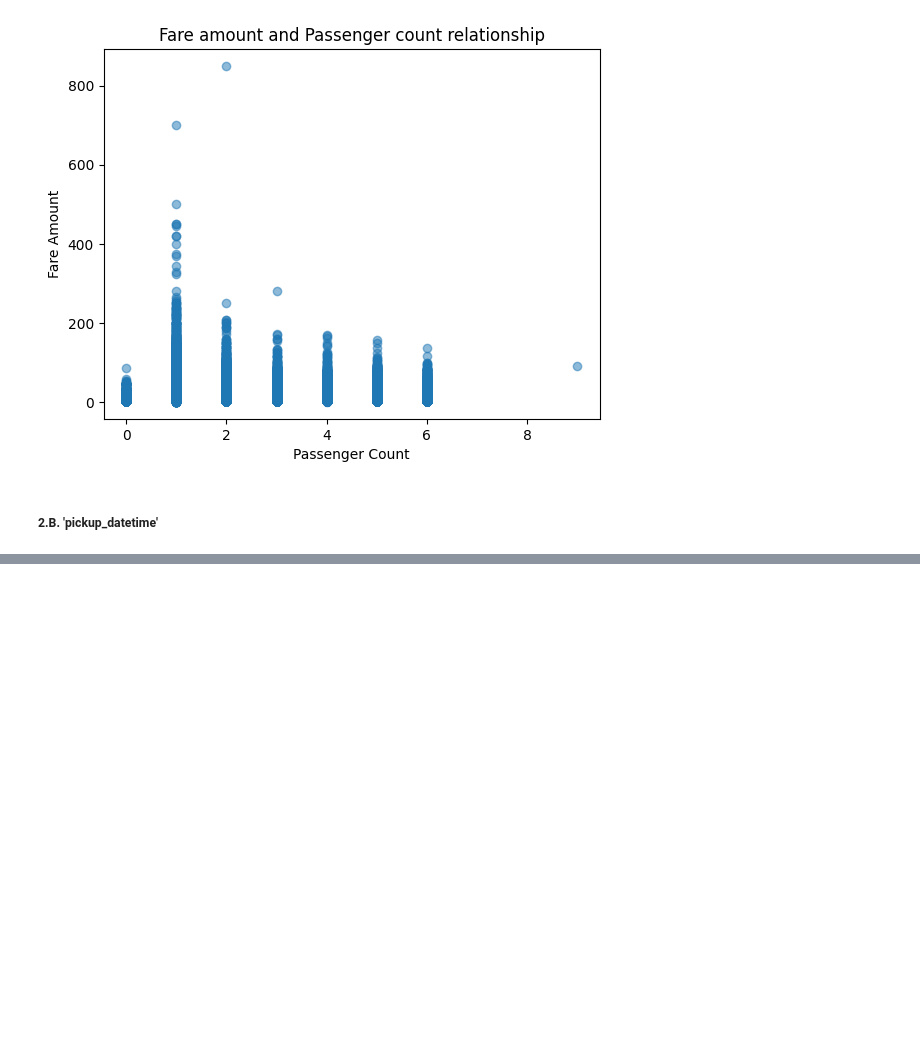
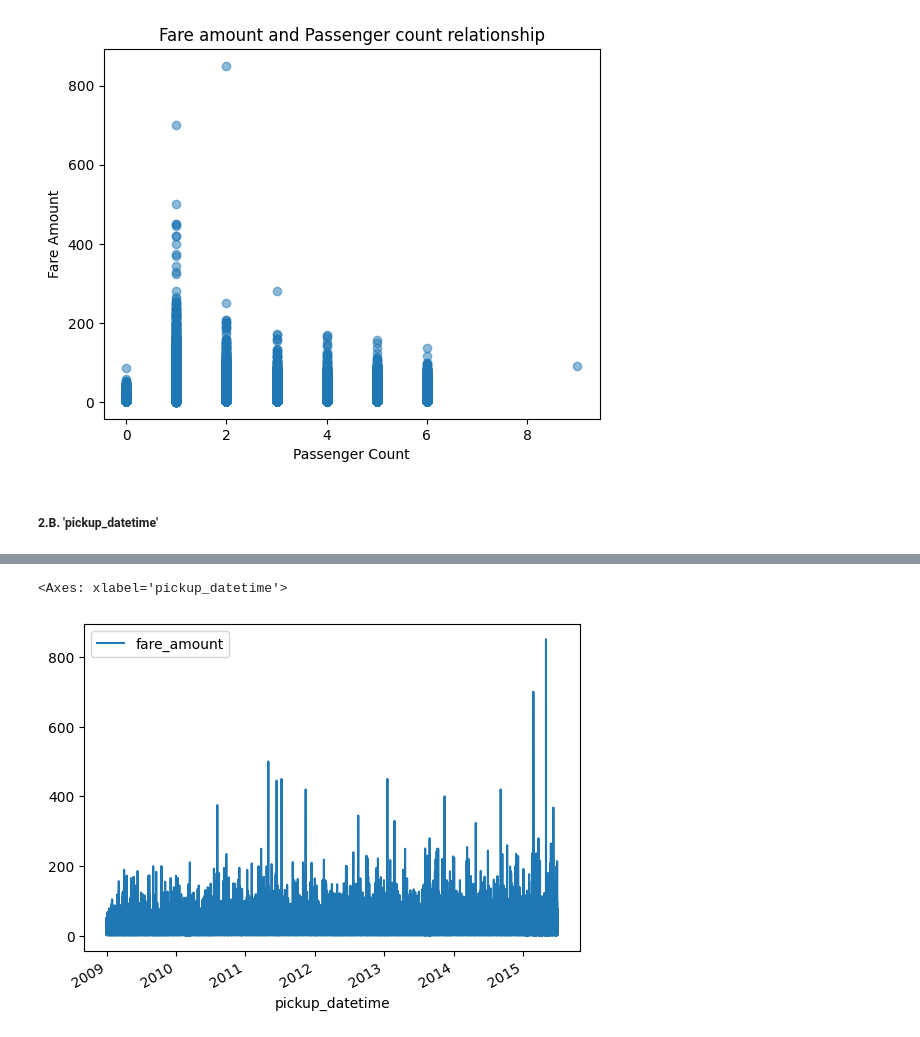
Before and after one commit to DavidGuzzi/DGKaggle, a Jupyter notebook: New York City Taxi Fare Prediction/taxi_fare_prediction_DG.ipynb, the cells around one changed output, grey strips where cells are left out. Saved outputs shown, nothing was run; the diff lists cells and outputs as text; code cells hidden in the pictures; blank space fills up the shorter version.

```diff
--- a/New York City Taxi Fare Prediction/taxi_fare_prediction_DG.ipynb
+++ b/New York City Taxi Fare Prediction/taxi_fare_prediction_DG.ipynb
@@ -239,0 +233,3 @@ df.head()
+# %%
+ts = df[['pickup_datetime', 'fare_amount']].sort_values(by='pickup_datetime').reset_index(drop=True)
+ts.head()
@@ -239,0 +243,5 @@ df.head()
+# %%
+ts.set_index('pickup_datetime').plot()
+# %% [output]
+<Axes: xlabel='pickup_datetime'>
+[figure, added]
```
Also changed, not shown: parts of 5 cells of this notebook, 1 other file.
